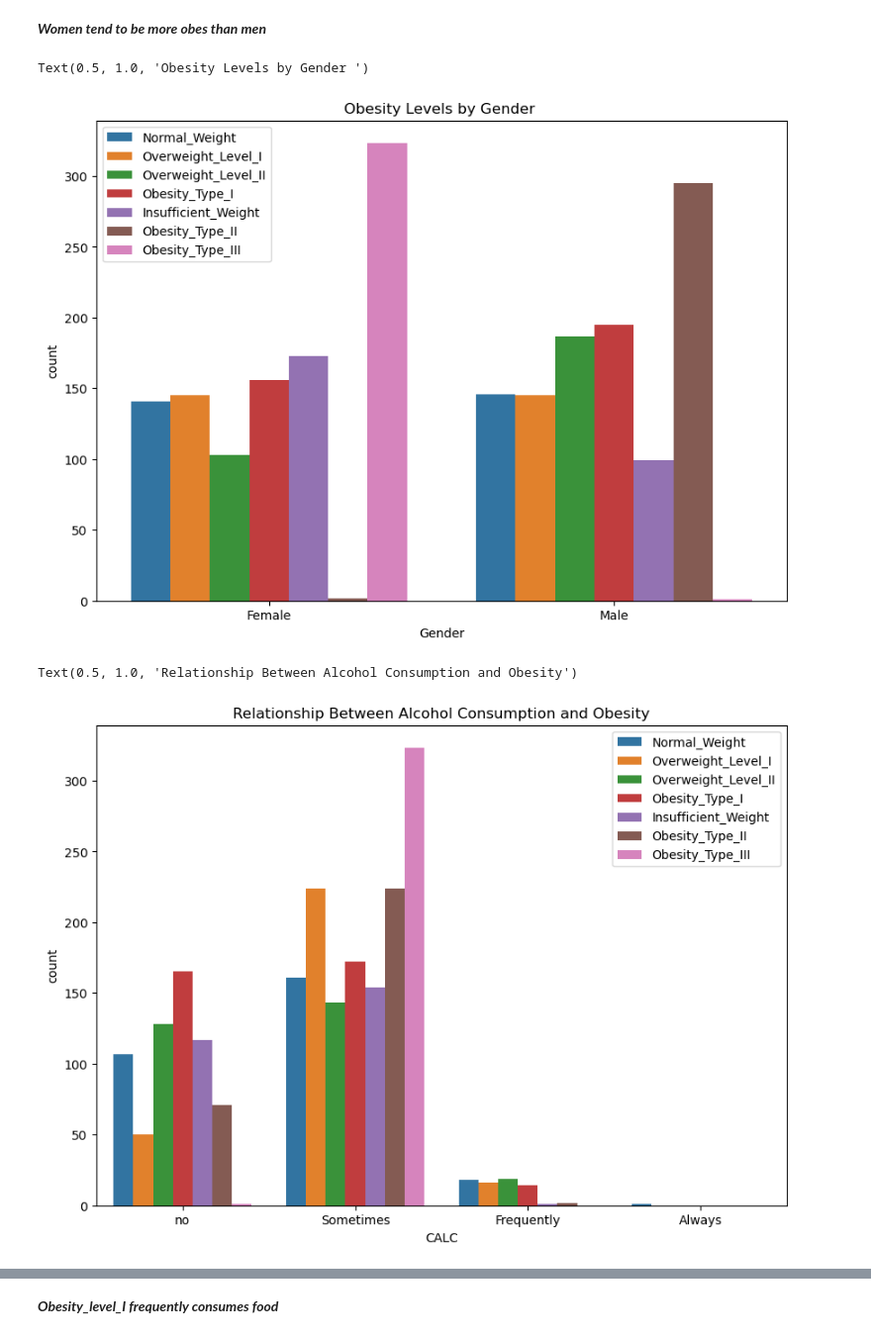
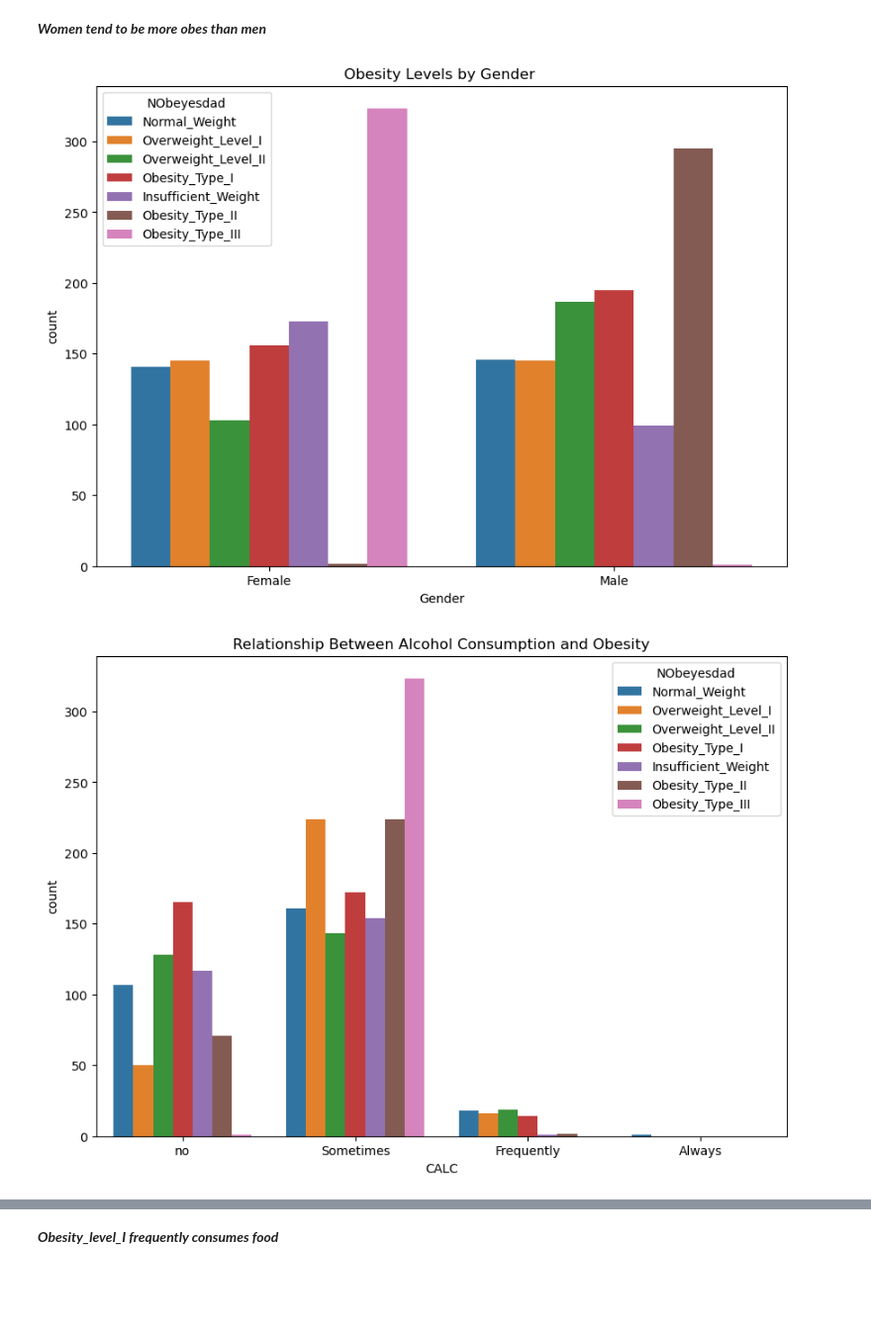
Before and after one commit to Chukwujekwu1/intro_ml, a Jupyter notebook: obesity/notebookb11b6df4ce.ipynb, the cells around one changed output, grey strips where cells are left out. Shown at 99% size. Saved outputs shown, nothing was run; the diff lists cells and outputs as text; code cells hidden in the pictures; blank space fills up the shorter version.

```diff
--- a/obesity/notebookb11b6df4ce.ipynb
+++ b/obesity/notebookb11b6df4ce.ipynb
@@ -190,3 +190,6 @@ numerical = ['Age', 'Height', 'Weight', 'FCVC', 'NCP', 'CH2O', 'FAF', 'TUE']
 categorical = ["Gender","CALC","FAVC","SCC","SMOKE","family_history_with_overweight","CAEC","MTRANS"]
 # %% [markdown]
 # Categorical
+# %%
+c_title  = ["Obesity Levels by Gender ","Relationship Between Alcohol Consumption and Obesity","Frequent Consumtion of Calorie Food","Frequent Consumtion of Calorie Food","Monitor's Calories Eaten Daily","Smoker's","Family History of Overweight","Snacking in between Meals","Means of Transportation"]
+categorical
@@ -203,19 +215,24 @@ Text(0.5, 1.0, 'Obesity Levels')
 ***According to the data men tend to have less obesity_type_III and women tend to have less obesity_type_II***
 # %% [markdown]
 ***Women tend to be more obes than men***
-# %%
-plt.figure(figsize=(10, 7))
-sns.countplot(data=df, x='Gender',hue="NObeyesdad")
-plt.legend(loc='best')
-plt.title("Obesity Levels by Gender ")
-# %% [output]
-Text(0.5, 1.0, 'Obesity Levels by Gender ')
-[figure, removed]
-# %%
-plt.figure(figsize=(10, 7))
-sns.countplot(data=df, x="CALC",hue="NObeyesdad")
-plt.legend(loc='best')
-plt.title("Relationship Between Alcohol Consumption and Obesity")
-# %% [output]
-Text(0.5, 1.0, 'Relationship Between Alcohol Consumption and Obesity')
-[figure, removed]
+# %%
+# for i in categorical:
+#     plt.figure(figsize=(10, 7))
+#     sns.countplot(data=df, x=i, hue="NObeyesdad")  # Use 'i' as the x-axis variable
+#     plt.title(c_title.index[i])  # Set
+
+for i in categorical:
+    plt.figure(figsize=(10, 7))
+    sns.countplot(data=df, x=i, hue="NObeyesdad")
+
+    # Find the corresponding title in c_title (assuming an index match)
+    try:
+        title_index = categorical.index(i)  # Get the index of 'i' in categorical
+        plot_title = c_title[title_index]  # Use the index to retrieve the title from c_title
+    except ValueError:  # Handle potential errors if 'i' not found in categorical
+        plot_title = "Title Not Found"
+
+    plt.title(plot_title)
+# %% [output]
+[figure, added]
+[figure, added]
```
Also changed, not shown: parts of 16 cells of this notebook.
